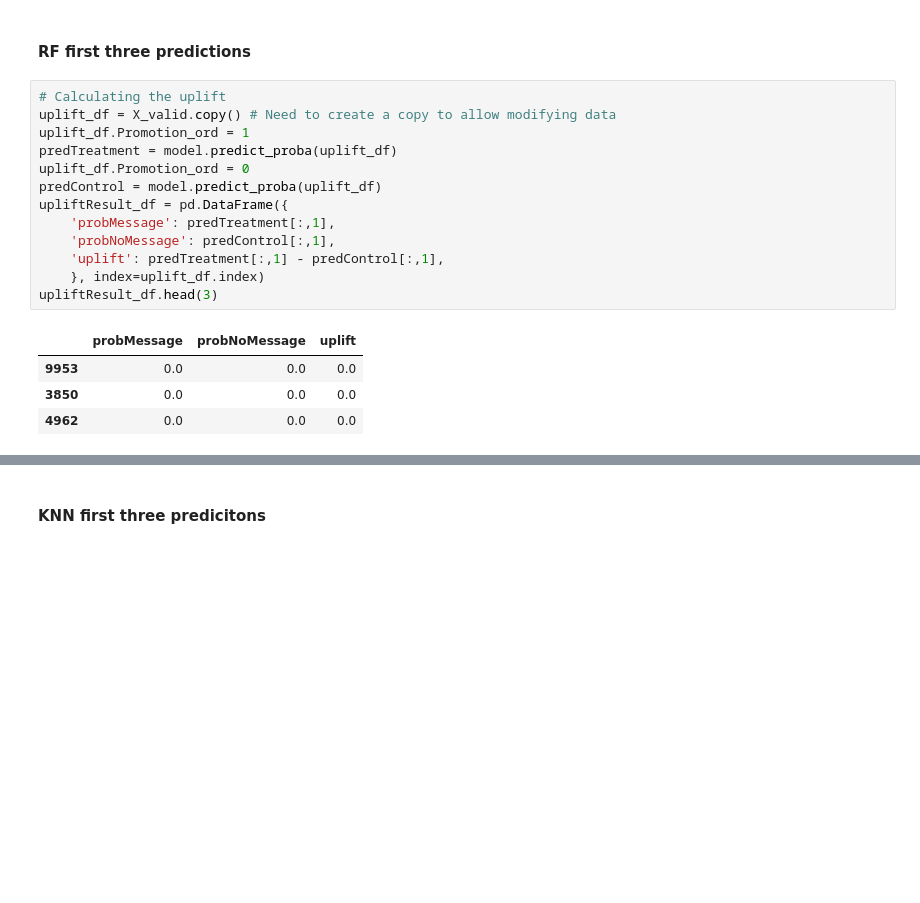
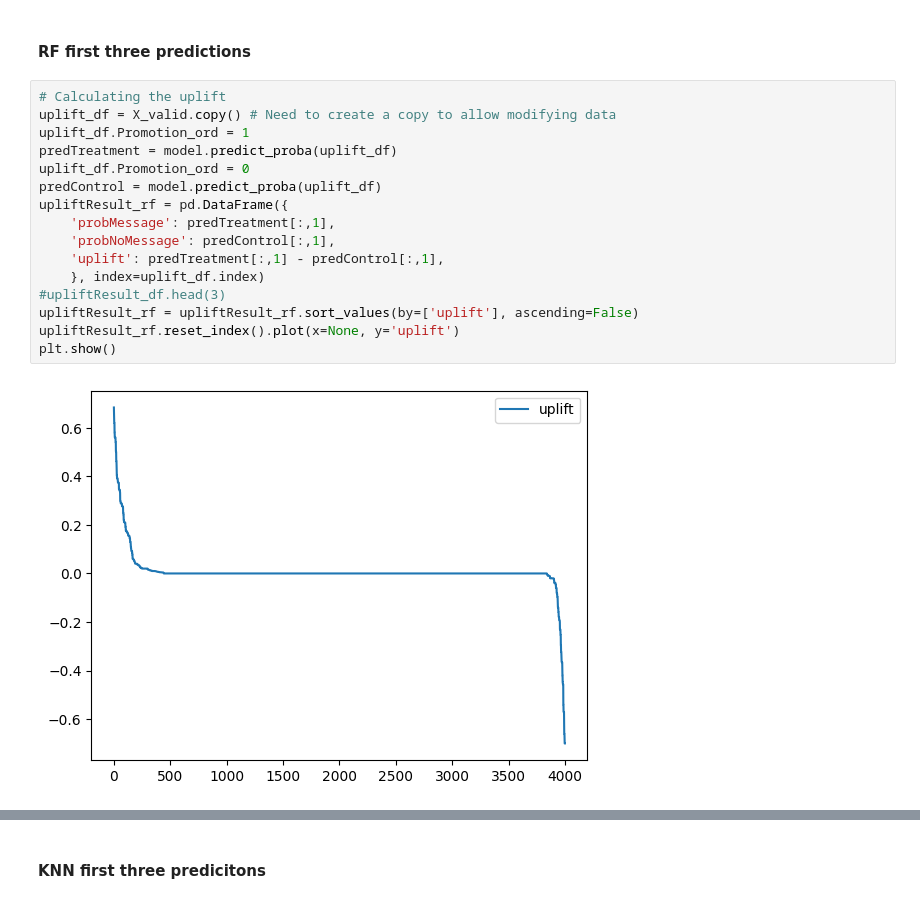
Before and after one commit to wolfesamk/MSBA-207, a Jupyter notebook: Homework/DMBA Chapter 13.2.ipynb, the cells around one changed output, grey strips where cells are left out. Drawn from its saved outputs; the diff is of its cells as text; blank space fills up the shorter version.

```diff
--- a/Homework/DMBA Chapter 13.2.ipynb
+++ b/Homework/DMBA Chapter 13.2.ipynb
@@ -223,18 +238,18 @@ classificationSummary(y_valid, classTree.predict(X_valid))
 # %%
 # Calculating the uplift
 uplift_df = X_valid.copy() # Need to create a copy to allow modifying data
 uplift_df.Promotion_ord = 1
 predTreatment = model.predict_proba(uplift_df)
 uplift_df.Promotion_ord = 0
 predControl = model.predict_proba(uplift_df)
-upliftResult_df = pd.DataFrame({
+upliftResult_rf = pd.DataFrame({
     'probMessage': predTreatment[:,1],
     'probNoMessage': predControl[:,1],
     'uplift': predTreatment[:,1] - predControl[:,1],
     }, index=uplift_df.index)
-upliftResult_df.head(3)
+#upliftResult_df.head(3)
+upliftResult_rf = upliftResult_rf.sort_values(by=['uplift'], ascending=False)
+upliftResult_rf.reset_index().plot(x=None, y='uplift')
+plt.show()
 # %% [output]
-|  | probMessage | probNoMessage | uplift |
-| 9953 | 0.0 | 0.0 | 0.0 |
-| 3850 | 0.0 | 0.0 | 0.0 |
-| 4962 | 0.0 | 0.0 | 0.0 |
+[figure, added]
```
Also changed, not shown: parts of 9 cells of this notebook.
